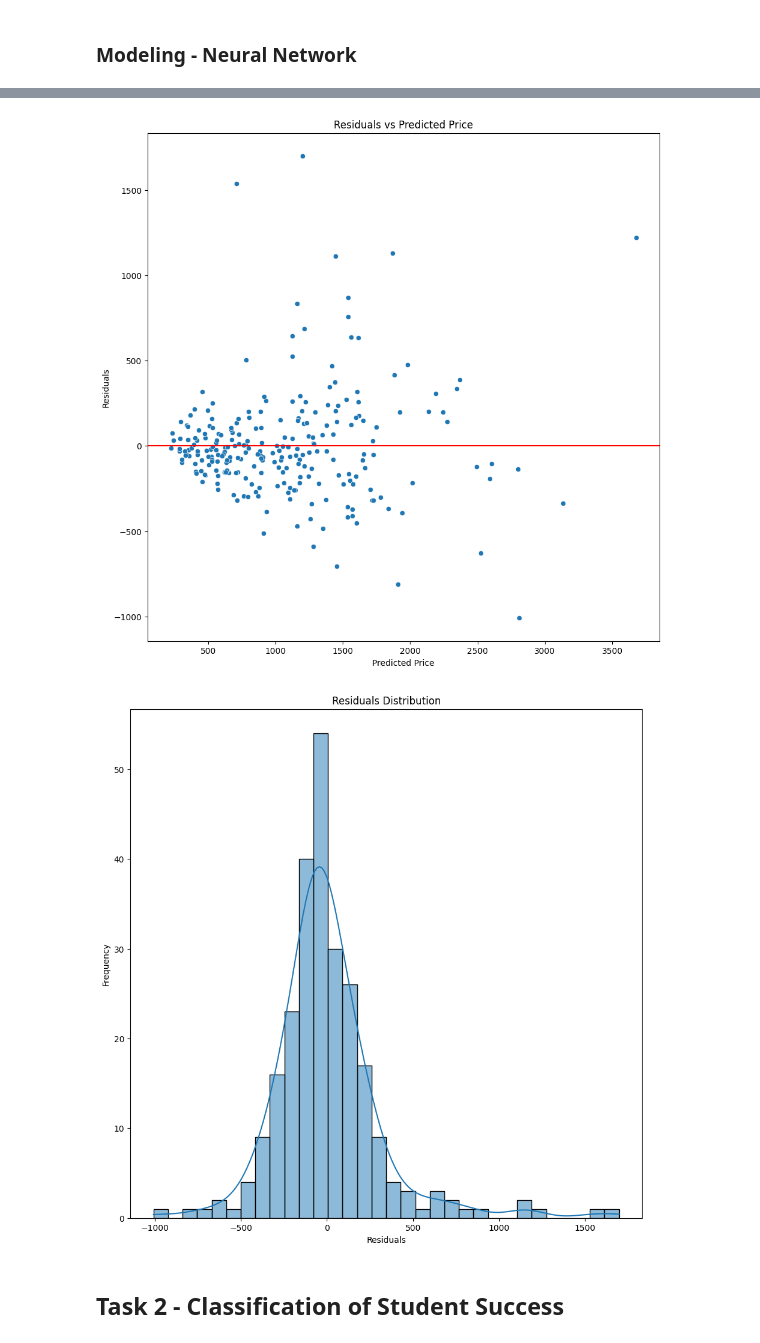
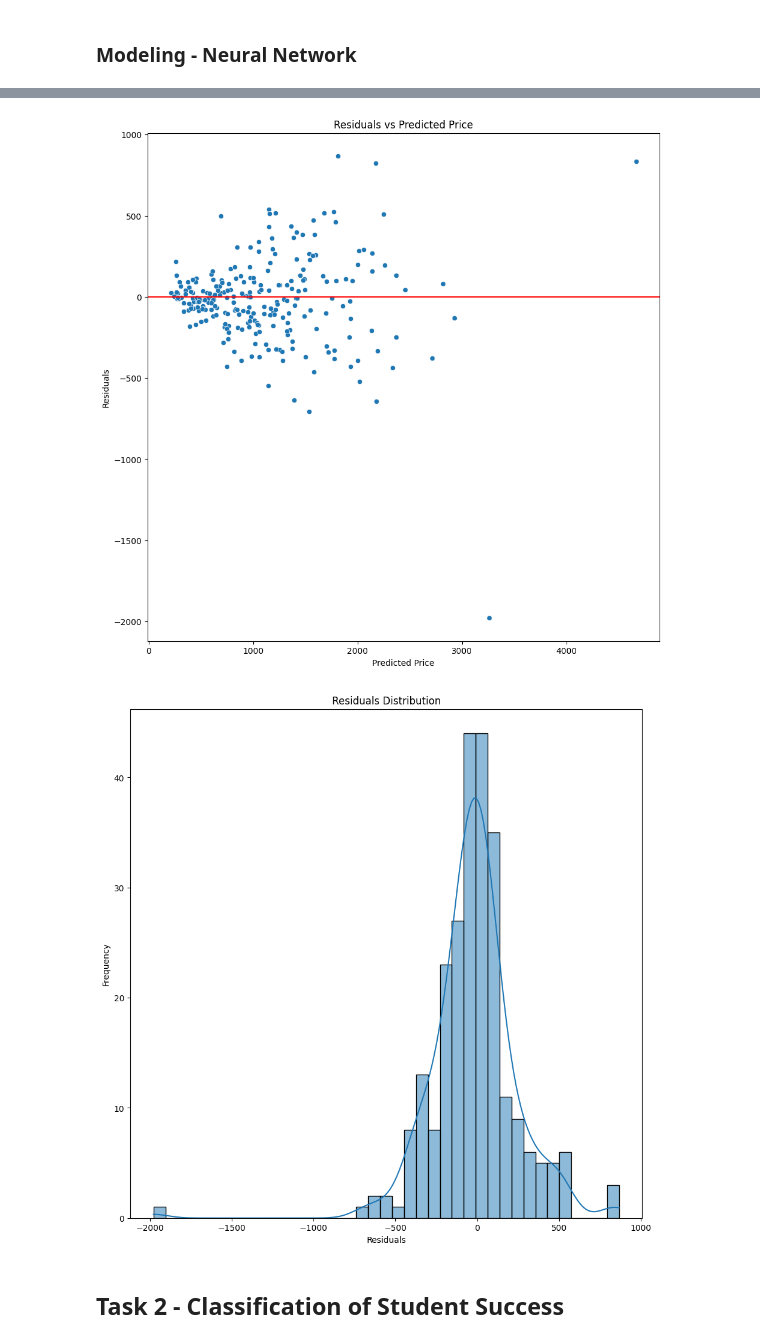
Before and after one commit to wortcook/UMKC, a Jupyter notebook: Fall2024/CS5530-0005/proj/notebook.ipynb, the cells around one changed output, grey strips where cells are left out. Saved outputs shown, nothing was run; the diff lists cells and outputs as text; code cells hidden in the pictures.

```diff
--- a/Fall2024/CS5530-0005/proj/notebook.ipynb
+++ b/Fall2024/CS5530-0005/proj/notebook.ipynb
@@ -303,27 +310,29 @@ for i in range(3):
 A couple of things become clear when looking at the data this way. First, the weight graph distribution is thrown off by the outliers, notably weight and RAM. Dealing with those then replotting for those two features we get the following updated plots.
 # %%
 #Remove outliers for RAM and Weight using Z-score
-df_laptops_numeric['RAM_zscore'] = abs(stats.zscore(df_laptops_numeric['Ram']))
-df_laptops_numeric['Weight_zscore'] = abs(stats.zscore(df_laptops_numeric['Weight']))
+df_laptops['RAM_zscore'] = abs(stats.zscore(df_laptops['Ram']))
+df_laptops['Weight_zscore'] = abs(stats.zscore(df_laptops['Weight']))
 
 #The ouliers are fairly far out, so we will remove any rows with a Z-score greater than 5
-df_laptops_numeric = df_laptops_numeric[df_laptops_numeric['RAM_zscore'] < 5]
-df_laptops_numeric = df_laptops_numeric[df_laptops_numeric['Weight_zscore'] < 5]
+df_laptops = df_laptops[df_laptops['RAM_zscore'] < 5]
+df_laptops = df_laptops[df_laptops['Weight_zscore'] < 5]
 
 #drop the zscore columns
-df_laptops_numeric.drop(columns=['RAM_zscore', 'Weight_zscore'], inplace=True)
+df_laptops.drop(columns=['RAM_zscore', 'Weight_zscore'], inplace=True)
+
+print(df_laptops.shape)
 
 
 #Plot each numeric column against the price
 plt.rcParams["figure.figsize"] = [11.0, 11.0]
 f, axs = plt.subplots(3, 2)
 
-sns.scatterplot(data=df_laptops_numeric, x='Inches', y='Price_euros', ax=axs[0, 0])
-sns.scatterplot(data=df_laptops_numeric, x='Weight', y='Price_euros', ax=axs[0, 1])
-sns.scatterplot(data=df_laptops_numeric, x='Ram', y='Price_euros', ax=axs[1, 0])
-sns.scatterplot(data=df_laptops_numeric, x='CPU_freq', y='Price_euros', ax=axs[1, 1])
-sns.scatterplot(data=df_laptops_numeric, x='PrimaryStorage', y='Price_euros', ax=axs[2, 0])
-sns.scatterplot(data=df_laptops_numeric, x='SecondaryStorage', y='Price_euros', ax=axs[2, 1])
+sns.scatterplot(data=df_laptops, x='Inches', y='Price_euros', ax=axs[0, 0])
+sns.scatterplot(data=df_laptops, x='Weight', y='Price_euros', ax=axs[0, 1])
+sns.scatterplot(data=df_laptops, x='Ram', y='Price_euros', ax=axs[1, 0])
+sns.scatterplot(data=df_laptops, x='CPU_freq', y='Price_euros', ax=axs[1, 1])
+sns.scatterplot(data=df_laptops, x='PrimaryStorage', y='Price_euros', ax=axs[2, 0])
+sns.scatterplot(data=df_laptops, x='SecondaryStorage', y='Price_euros', ax=axs[2, 1])
 
 for i in range(3):
     for j in range(2):
@@ -534,12 +526,6 @@ R^2:  0.6393538637640439
 # %% [markdown]
 ### Modeling - Neural Network
 # %%
-#Create a new dataframe with the CPU and GPU model columns removed (we have the adjusted columns)
-df_laptops_full_data = df_laptops.drop(columns=['CPU_model', 'GPU_model'])
-
-#Create a new dataframe with the non-numeric columns one-hot encoded
-df_laptops_full_data = pd.get_dummies(df_laptops_full_data, df_laptops_full_data.select_dtypes(include='object').columns)
-
 #Create X and Y
 X = df_laptops_full_data.drop(columns=['Price_euros'])
 Y = df_laptops_full_data['Price_euros']
@@ -612,5 +598,5 @@ R^2:  0.7835637756069286
-[figure, old version]
+[figure, new version]
-[figure, old version]
+[figure, new version]
 # %% [markdown]
 ## Task 2 - Classification of Student Success
 # %% [markdown]
```
Also changed, not shown: parts of 17 cells of this notebook.
